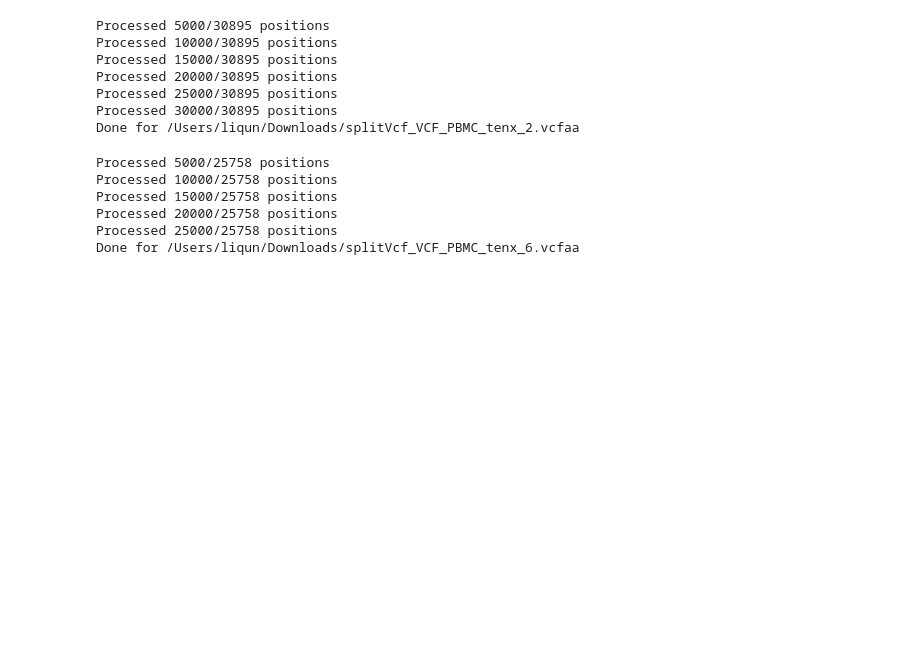
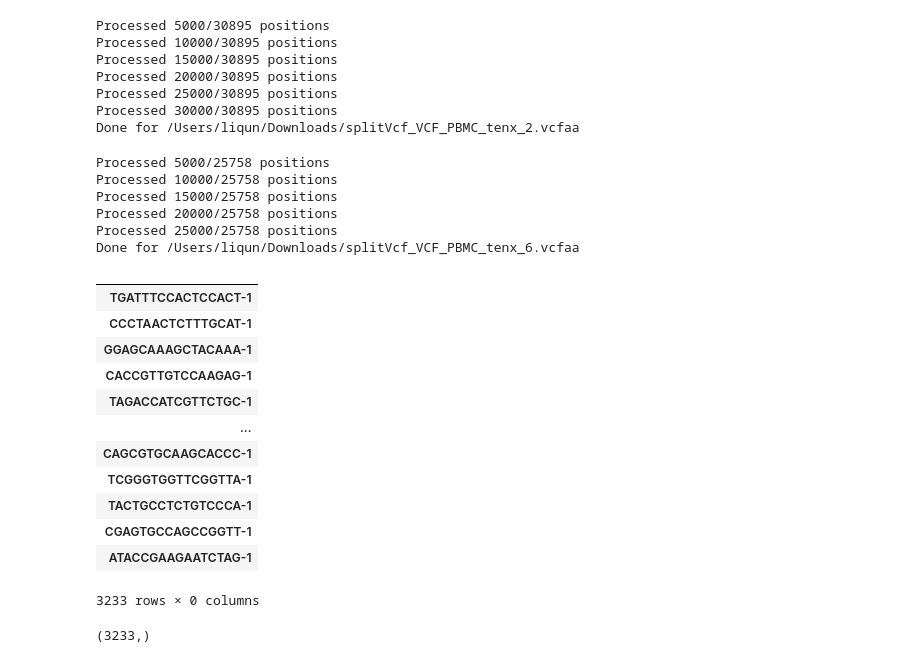
Before and after one commit to QunATCG/scMutrace, a Jupyter notebook: test.ipynb, the cells around one changed output. Saved outputs shown, nothing was run; the diff lists cells and outputs as text; code cells hidden in the pictures; blank space fills up the shorter version.

```diff
--- a/test.ipynb
+++ b/test.ipynb
@@ -682,3 +682,25 @@ import scanpy as sc
 adata = sc.read_10x_h5('/Users/liqun/scMutraceProject/Data/smartTenX/filtered_feature_bc_matrix_cellbender_filtered.h5')
 # %%
 adata.write_h5ad("/Users/liqun/scMutraceProject/Data/smartTenX/cellbender_filtered_10x_format.h5ad")
+# %%
+adata.obs
+# %% [output]
+|  |
+| TGATTTCCACTCCACT-1 |
+| CCCTAACTCTTTGCAT-1 |
+| GGAGCAAAGCTACAAA-1 |
+| CACCGTTGTCCAAGAG-1 |
+| TAGACCATCGTTCTGC-1 |
+| ... |
+| CAGCGTGCAAGCACCC-1 |
+| TCGGGTGGTTCGGTTA-1 |
+| TACTGCCTCTGTCCCA-1 |
+| CGAGTGCCAGCCGGTT-1 |
+| ATACCGAAGAATCTAG-1 |
+3233 rows × 0 columns
+# %%
+import numpy as np
+data = np.load('/Users/liqun/scMutraceProject/Data/smartTenX/results_solo/is_doublet.npy')
+data.shape
+# %% [output]
+(3233,)
```
Also changed, not shown: parts of 2 cells of this notebook.
